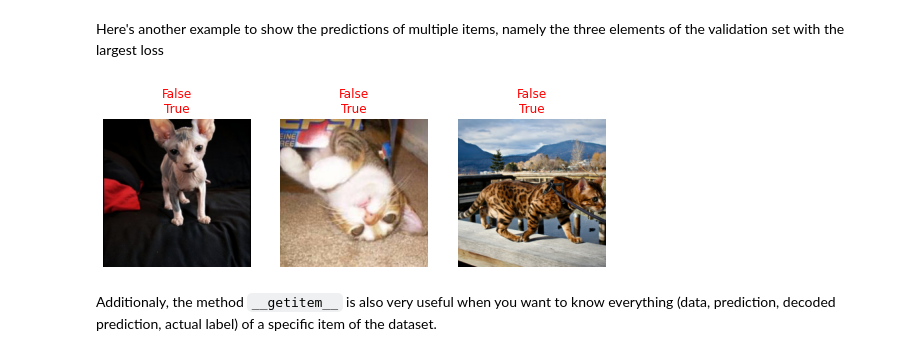
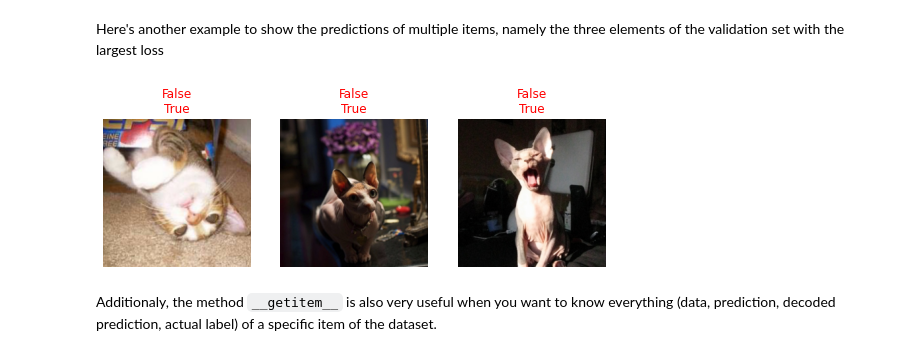
Before and after one commit to walkwithfastai/walkwithfastai.github.io, a Jupyter notebook: nbs/05_interp.ipynb, the cells around one changed output. Saved outputs shown, nothing was run; the diff lists cells and outputs as text; code cells hidden in the pictures.

```diff
--- a/nbs/05_interp.ipynb
+++ b/nbs/05_interp.ipynb
@@ -105,9 +98,9 @@ interp.show_at(0)
 Here's another example to show the predictions of multiple items, namely the three
 elements of the validation set with the largest loss
 # %%
-interp.show_at(interp.top_losses(3).indices)
+interp.show_at(interp.top_losses(3)[1])
 # %% [output]
-[figure, old version]
+[figure, new version]
 # %% [markdown]
 Additionaly, the method `__getitem__` is also very useful when you want to know everything (data, prediction, decoded prediction, actual label) of a specific item of the dataset.
 # %%
```
Also changed, not shown: parts of 10 cells of this notebook, 5 other files.
